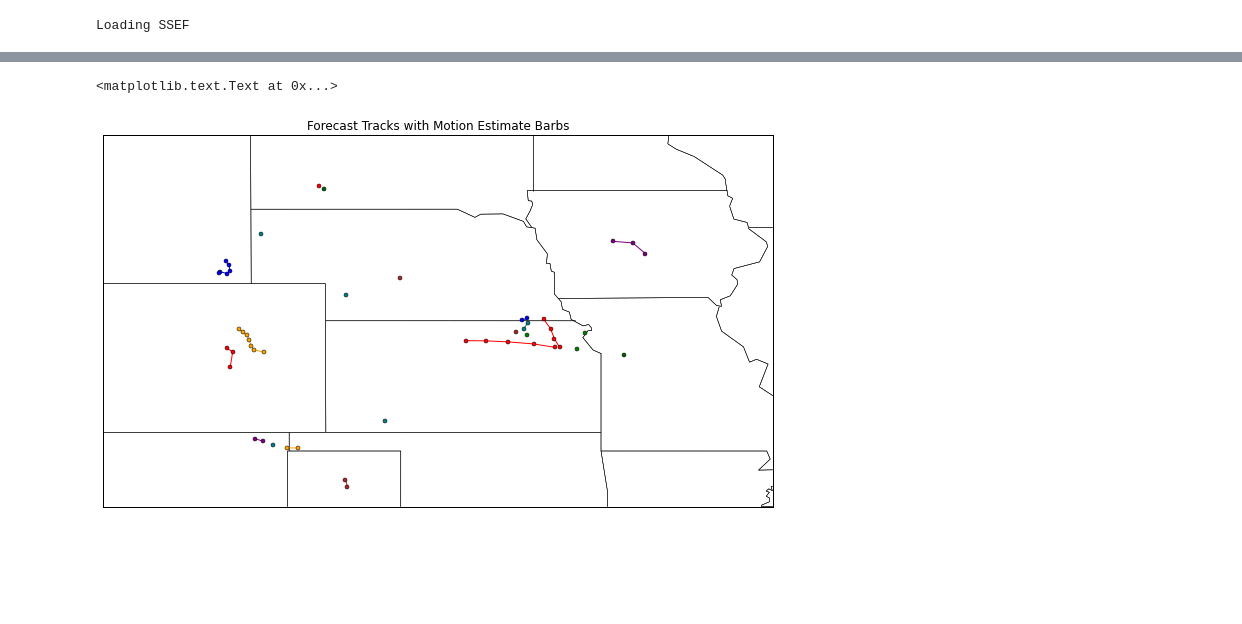
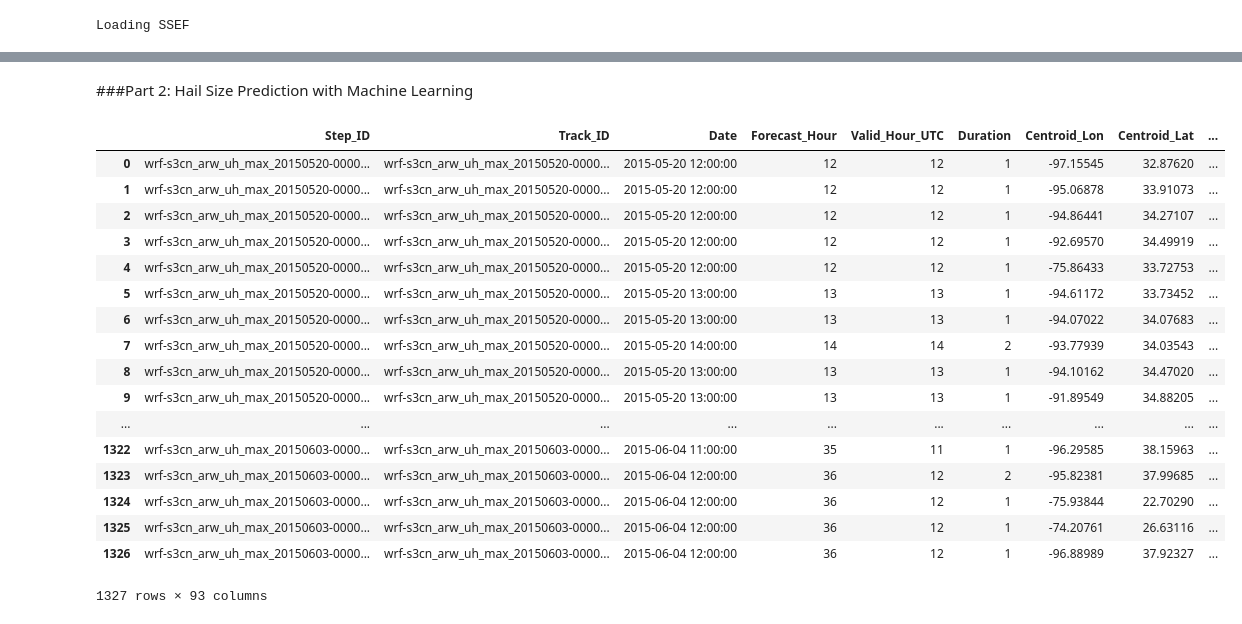
Before and after one commit to djgagne/hagelslag, a Jupyter notebook: demos/unidata_users_workshop_2015.ipynb, the cells around one changed output, grey strips where cells are left out. Saved outputs shown, nothing was run; the diff lists cells and outputs as text; code cells hidden in the pictures; blank space fills up the shorter version.

```diff
--- a/demos/unidata_users_workshop_2015.ipynb
+++ b/demos/unidata_users_workshop_2015.ipynb
@@ -173,15 +269,2 @@ Tracked Model Objects: 037 Hour: 29
-# %%
-color_list = np.random.choice(["red", "orange", "blue", "green", "purple", "darkgreen", "teal", "brown"], size=len(tracked_model_objects))
-plt.figure(figsize=(12, 8))
-basemap.drawstates()
-for t, tracked_model_object in enumerate(tracked_model_objects):
-    traj = tracked_model_object.trajectory()
-    t_lon, t_lat = model_grid.proj(traj[0], traj[1], inverse=True)
-    plt.plot(t_lon, t_lat, marker='o', markersize=4, color=color_list[t])
-    #plt.barbs(t_lon, t_lat, tracked_model_object.u /3000,
-    #          tracked_model_object.v / 3000.0, length=6,
-    #          barbcolor=color_list[t])
-plt.title("Forecast Tracks with Motion Estimate Barbs")
-# %% [output]
-<matplotlib.text.Text at 0x...>
-[figure, removed]
+# %% [markdown]
+###Part 2: Hail Size Prediction with Machine Learning
@@ -187,0 +274,27 @@ plt.title("Forecast Tracks with Motion Estimate Barbs")
+# %%
+train_data_dir = "/Users/djgagne/research/track_data_csv_unidata_train/"
+train_step_files = sorted(glob(train_data_dir + "track_step_SSEF*.csv"))
+train_total_files = sorted(glob(train_data_dir + "track_total_SSEF*.csv"))
+track_step_data = pd.concat(map(pd.read_csv, train_step_files), ignore_index=True)
+track_total_data = pd.concat(map(pd.read_csv, train_step_files), ignore_index=True)
+# %%
+track_step_data
+# %% [output]
+|  | Step_ID | Track_ID | Date | Forecast_Hour | Valid_Hour_UTC | Duration | Centroid_Lon | Centroid_Lat | ... |
+| 0 | wrf-s3cn_arw_uh_max_20150520-0000... | wrf-s3cn_arw_uh_max_20150520-0000... | 2015-05-20 12:00:00 | 12 | 12 | 1 | -97.15545 | 32.87620 | ... |
+| 1 | wrf-s3cn_arw_uh_max_20150520-0000... | wrf-s3cn_arw_uh_max_20150520-0000... | 2015-05-20 12:00:00 | 12 | 12 | 1 | -95.06878 | 33.91073 | ... |
+| 2 | wrf-s3cn_arw_uh_max_20150520-0000... | wrf-s3cn_arw_uh_max_20150520-0000... | 2015-05-20 12:00:00 | 12 | 12 | 1 | -94.86441 | 34.27107 | ... |
+| 3 | wrf-s3cn_arw_uh_max_20150520-0000... | wrf-s3cn_arw_uh_max_20150520-0000... | 2015-05-20 12:00:00 | 12 | 12 | 1 | -92.69570 | 34.49919 | ... |
+| 4 | wrf-s3cn_arw_uh_max_20150520-0000... | wrf-s3cn_arw_uh_max_20150520-0000... | 2015-05-20 12:00:00 | 12 | 12 | 1 | -75.86433 | 33.72753 | ... |
+| 5 | wrf-s3cn_arw_uh_max_20150520-0000... | wrf-s3cn_arw_uh_max_20150520-0000... | 2015-05-20 13:00:00 | 13 | 13 | 1 | -94.61172 | 33.73452 | ... |
+| 6 | wrf-s3cn_arw_uh_max_20150520-0000... | wrf-s3cn_arw_uh_max_20150520-0000... | 2015-05-20 13:00:00 | 13 | 13 | 1 | -94.07022 | 34.07683 | ... |
+| 7 | wrf-s3cn_arw_uh_max_20150520-0000... | wrf-s3cn_arw_uh_max_20150520-0000... | 2015-05-20 14:00:00 | 14 | 14 | 2 | -93.77939 | 34.03543 | ... |
+| 8 | wrf-s3cn_arw_uh_max_20150520-0000... | wrf-s3cn_arw_uh_max_20150520-0000... | 2015-05-20 13:00:00 | 13 | 13 | 1 | -94.10162 | 34.47020 | ... |
+| 9 | wrf-s3cn_arw_uh_max_20150520-0000... | wrf-s3cn_arw_uh_max_20150520-0000... | 2015-05-20 13:00:00 | 13 | 13 | 1 | -91.89549 | 34.88205 | ... |
+| ... | ... | ... | ... | ... | ... | ... | ... | ... | ... |
+| 1322 | wrf-s3cn_arw_uh_max_20150603-0000... | wrf-s3cn_arw_uh_max_20150603-0000... | 2015-06-04 11:00:00 | 35 | 11 | 1 | -96.29585 | 38.15963 | ... |
+| 1323 | wrf-s3cn_arw_uh_max_20150603-0000... | wrf-s3cn_arw_uh_max_20150603-0000... | 2015-06-04 12:00:00 | 36 | 12 | 2 | -95.82381 | 37.99685 | ... |
+| 1324 | wrf-s3cn_arw_uh_max_20150603-0000... | wrf-s3cn_arw_uh_max_20150603-0000... | 2015-06-04 12:00:00 | 36 | 12 | 1 | -75.93844 | 22.70290 | ... |
+| 1325 | wrf-s3cn_arw_uh_max_20150603-0000... | wrf-s3cn_arw_uh_max_20150603-0000... | 2015-06-04 12:00:00 | 36 | 12 | 1 | -74.20761 | 26.63116 | ... |
+| 1326 | wrf-s3cn_arw_uh_max_20150603-0000... | wrf-s3cn_arw_uh_max_20150603-0000... | 2015-06-04 12:00:00 | 36 | 12 | 1 | -96.88989 | 37.92327 | ... |
+1327 rows × 93 columns
```
Also changed, not shown: parts of 18 cells of this notebook.
